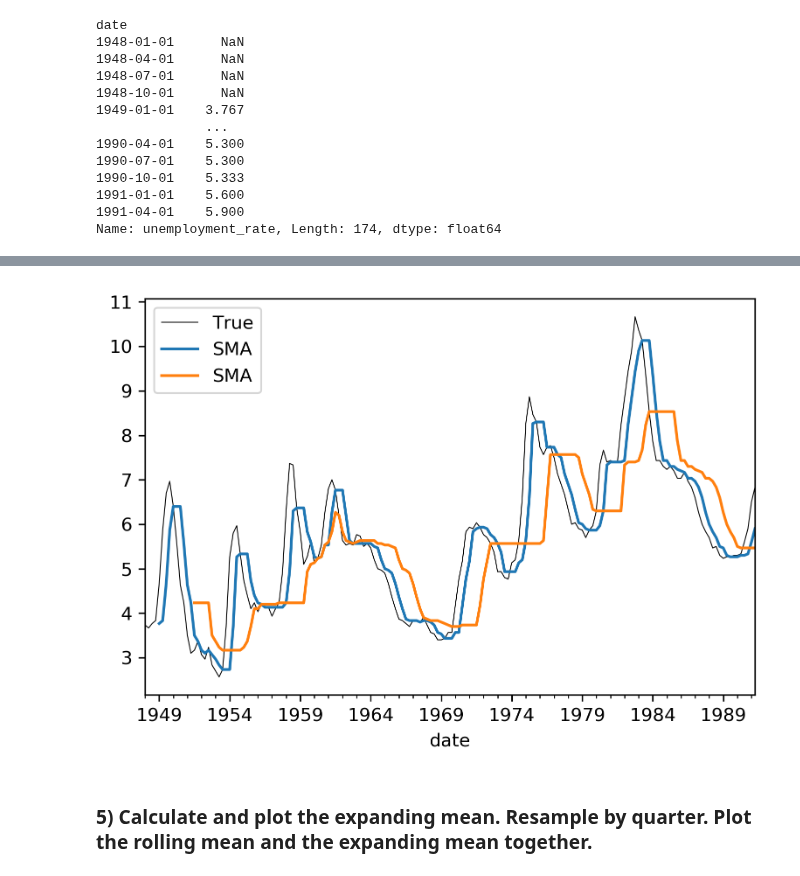
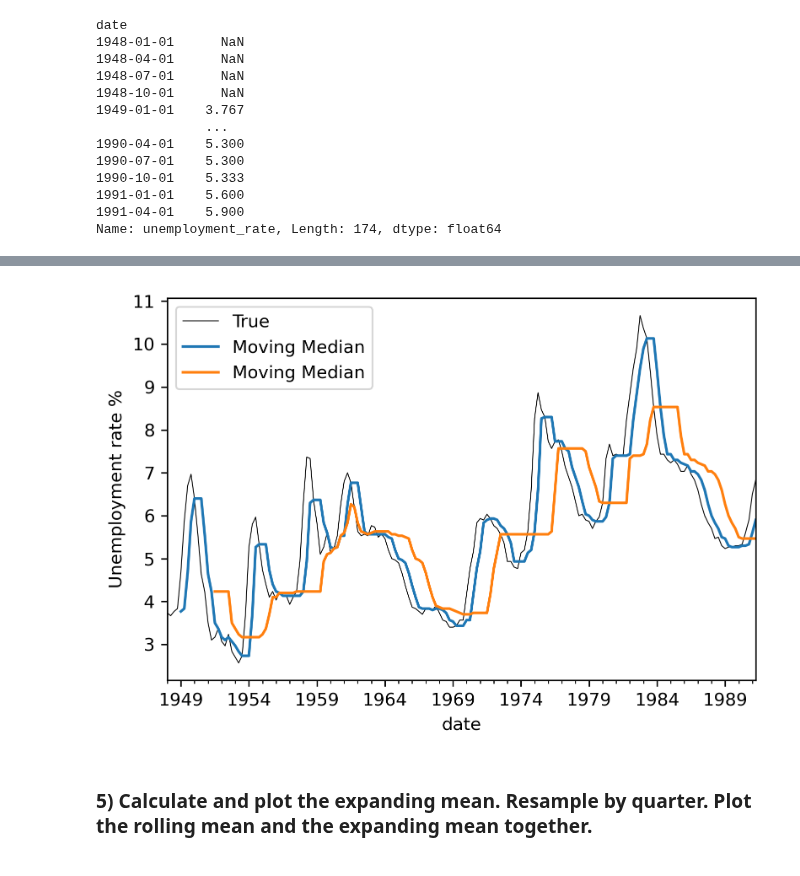
Before and after one commit to ShelyBhogal/data-science, a Jupyter notebook: 16-time-series/02_rolling_statistics.ipynb, the cells around one changed output, grey strips where cells are left out. Cells and saved outputs as stored; diff of their text form; code cells hidden in the pictures.

```diff
--- a/16-time-series/02_rolling_statistics.ipynb
+++ b/16-time-series/02_rolling_statistics.ipynb
@@ -14,5 +19,5 @@ import matplotlib.pyplot as plt
 %matplotlib inline
 # %%
-u = pd.read_csv('./data/unemployment.csv', parse_dates=['date'])
+u = pd.read_csv('./data/unemployment.csv', index_col=['date'], parse_dates=['date'])
 u.head()
 # %% [output]
@@ -41,5 +49,2 @@ Name: date, dtype: datetime64[ns]
 # %% [markdown]
 ### 2) Plot the unemployment rate.
-# %%
-# A:
-u = u.set_index('date').sort_index()
@@ -99,12 +127,12 @@ Name: unemployment_rate, Length: 174, dtype: float64
 # %%
 fg, ax = plt.subplots(dpi=300)
 u['unemployment_rate'].plot(ax=ax, label='True', color='k', linewidth=0.5)
 for window_size in [5, 15]:
-    u['unemployment_rate'].rolling(window_size).median().plot(ax=ax, label='SMA')
-ax.set_ylabel('');
+    u['unemployment_rate'].rolling(window_size).median().plot(ax=ax, label='Moving Median')
+ax.set_ylabel('Unemployment rate %');
 ax.legend();
 # %% [output]
-[figure, old version]
+[figure, new version]
 # %% [markdown]
 ### 5) Calculate and plot the expanding mean. Resample by quarter. Plot the rolling mean and the expanding mean together.
 # %%
```
Also changed, not shown: parts of 29 cells of this notebook, 49 other files.
